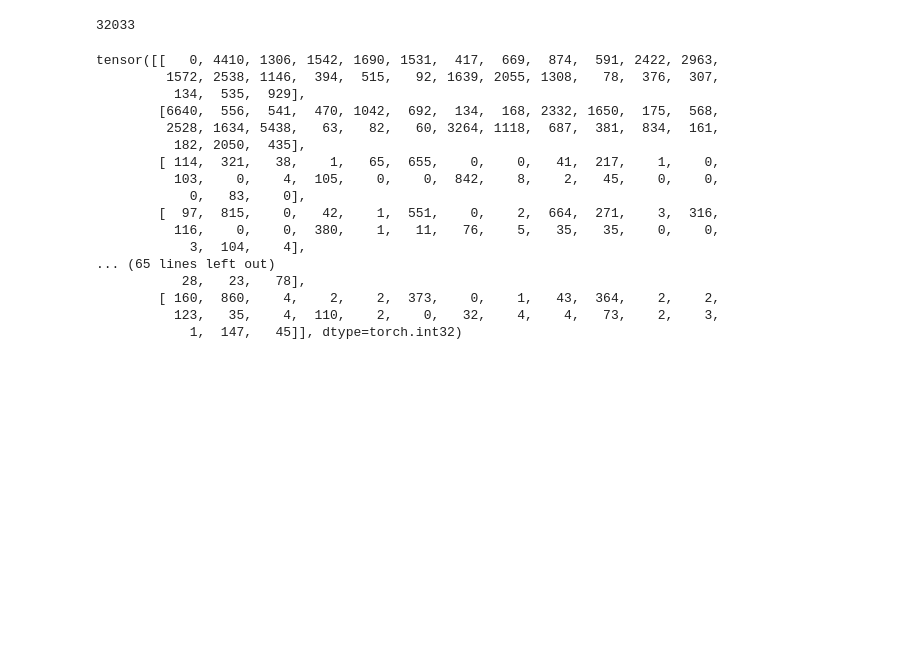
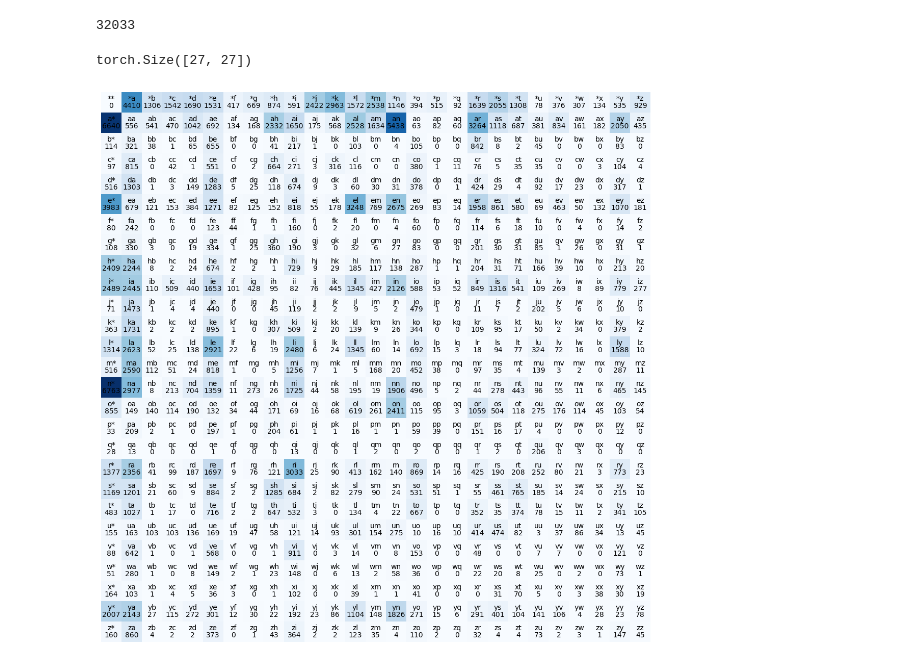
Before and after one commit to alimium/learning-language-modeling, a Jupyter notebook: bigram_lm.ipynb, the cells around one changed output. Saved outputs shown, nothing was run; the diff lists cells and outputs as text; code cells hidden in the pictures; blank space fills up the shorter version.

Commit message:
Visual repr. of the distribution of bigrams

```diff
--- a/bigram_lm.ipynb
+++ b/bigram_lm.ipynb
@@ -33,22 +34,18 @@ for name in names:
     for c1, c2 in zip(name, name[1:]):
         BIGRAMS[stoi[c1], stoi[c2]] += 1
 
-BIGRAMS
+BIGRAMS.shape
 # %% [output]
-tensor([[   0, 4410, 1306, 1542, 1690, 1531,  417,  669,  874,  591, 2422, 2963,
-         1572, 2538, 1146,  394,  515,   92, 1639, 2055, 1308,   78,  376,  307,
-          134,  535,  929],
-        [6640,  556,  541,  470, 1042,  692,  134,  168, 2332, 1650,  175,  568,
-         2528, 1634, 5438,   63,   82,   60, 3264, 1118,  687,  381,  834,  161,
-          182, 2050,  435],
-        [ 114,  321,   38,    1,   65,  655,    0,    0,   41,  217,    1,    0,
-          103,    0,    4,  105,    0,    0,  842,    8,    2,   45,    0,    0,
-            0,   83,    0],
-        [  97,  815,    0,   42,    1,  551,    0,    2,  664,  271,    3,  316,
-          116,    0,    0,  380,    1,   11,   76,    5,   35,   35,    0,    0,
-            3,  104,    4],
-... (65 lines left out)
-           28,   23,   78],
-        [ 160,  860,    4,    2,    2,  373,    0,    1,   43,  364,    2,    2,
-          123,   35,    4,  110,    2,    0,   32,    4,    4,   73,    2,    3,
-            1,  147,   45]], dtype=torch.int32)
+torch.Size([27, 27])
+# %%
+plt.figure(figsize=(14, 14))
+plt.imshow(BIGRAMS, cmap='Blues')
+for i, c1 in itos.items():
+    for j, c2 in itos.items():
+        bg_text = c1+c2
+        plt.text(j, i, bg_text, ha='center', va='bottom', color='black')
+        plt.text(j, i, BIGRAMS[i, j].item(),
+                 ha='center', va='top', color='black')
+plt.axis(False)
+# %% [output]
+[figure, added]
```
Also changed, not shown: parts of 1 cell of this notebook.
